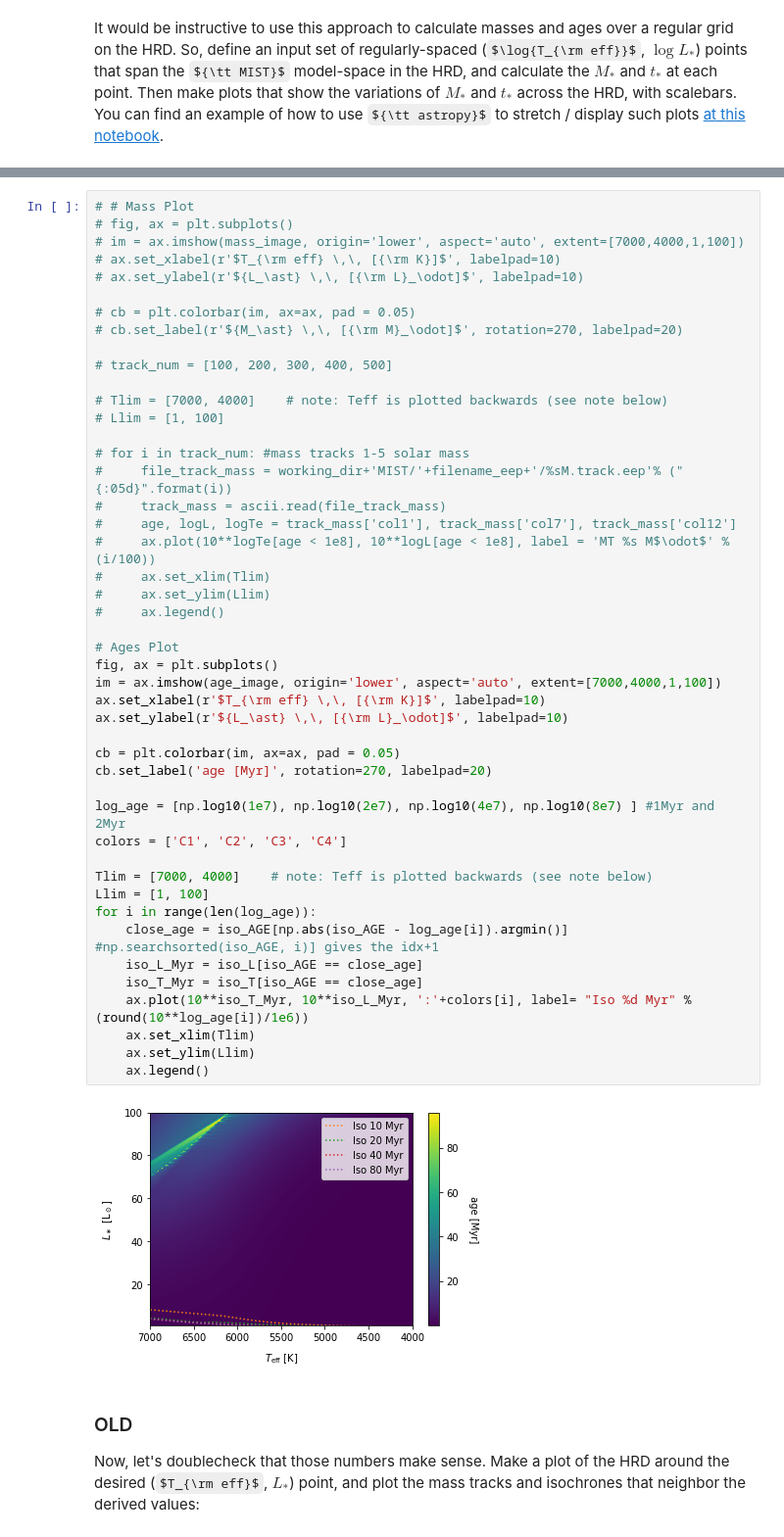
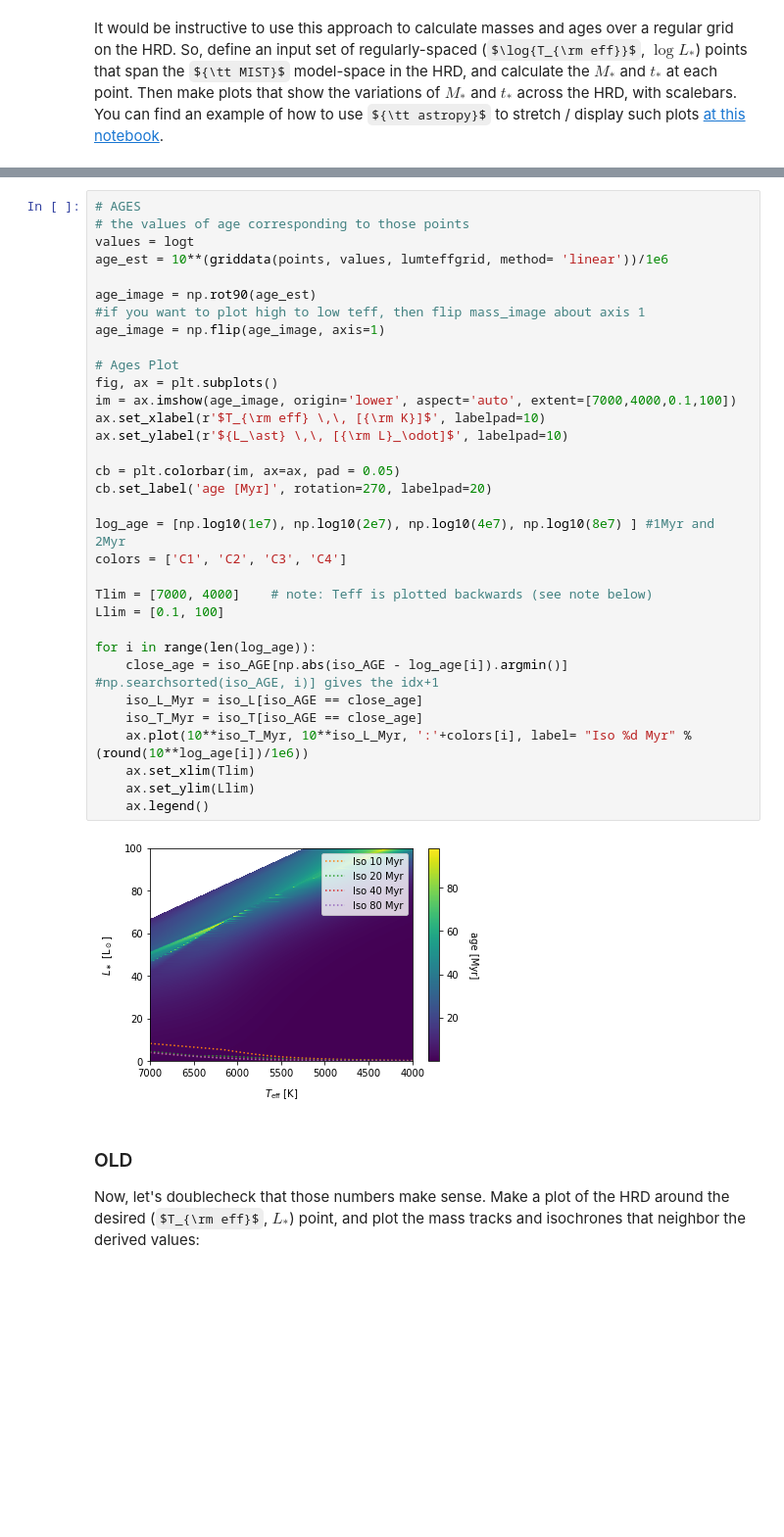
Before and after one commit to seanandrews/dyn-masses, a Jupyter notebook: notebooks/Justin's Notes/The HR Diagram.ipynb, the cells around one changed output, grey strips where cells are left out. Shown at 98% size. Saved outputs shown, nothing was run; the diff lists cells and outputs as text; some formulas as TeX source; blank space fills up the shorter version.

Commit message:
plots before monday semi-working

```diff
--- a/notebooks/Justin's Notes/The HR Diagram.ipynb
+++ b/notebooks/Justin's Notes/The HR Diagram.ipynb
@@ -444,51 +459,38 @@ age_image = np.flip(age_image, axis=1)
 # %%
-# # Mass Plot
-# fig, ax = plt.subplots()
-# im = ax.imshow(mass_image, origin='lower', aspect='auto', extent=[7000,4000,1,100])
-# ax.set_xlabel(r'$T_{\rm eff} \,\, [{\rm K}]$', labelpad=10)
-# ax.set_ylabel(r'${L_\ast} \,\, [{\rm L}_\odot]$', labelpad=10)
+# AGES
+# the values of age corresponding to those points
+values = logt
+age_est = 10**(griddata(points, values, lumteffgrid, method= 'linear'))/1e6
 
-# cb = plt.colorbar(im, ax=ax, pad = 0.05)
-# cb.set_label(r'${M_\ast} \,\, [{\rm M}_\odot]$', rotation=270, labelpad=20)
-
-# track_num = [100, 200, 300, 400, 500]
-
-# Tlim = [7000, 4000]    # note: Teff is plotted backwards (see note below)
-# Llim = [1, 100]
-
-# for i in track_num: #mass tracks 1-5 solar mass
-#     file_track_mass = working_dir+'MIST/'+filename_eep+'/%sM.track.eep'% ("{:05d}".format(i))
-#     track_mass = ascii.read(file_track_mass)
-#     age, logL, logTe = track_mass['col1'], track_mass['col7'], track_mass['col12']
-#     ax.plot(10**logTe[age < 1e8], 10**logL[age < 1e8], label = 'MT %s M$\odot$' % (i/100))
-#     ax.set_xlim(Tlim)
-#     ax.set_ylim(Llim)
-#     ax.legend()
+age_image = np.rot90(age_est)
+#if you want to plot high to low teff, then flip mass_image about axis 1
+age_image = np.flip(age_image, axis=1)
 
 # Ages Plot
 fig, ax = plt.subplots()
-im = ax.imshow(age_image, origin='lower', aspect='auto', extent=[7000,4000,1,100])
+im = ax.imshow(age_image, origin='lower', aspect='auto', extent=[7000,4000,0.1,100])
 ax.set_xlabel(r'$T_{\rm eff} \,\, [{\rm K}]$', labelpad=10)
 ax.set_ylabel(r'${L_\ast} \,\, [{\rm L}_\odot]$', labelpad=10)
 
 cb = plt.colorbar(im, ax=ax, pad = 0.05)
 cb.set_label('age [Myr]', rotation=270, labelpad=20)
 
 log_age = [np.log10(1e7), np.log10(2e7), np.log10(4e7), np.log10(8e7) ] #1Myr and 2Myr
 colors = ['C1', 'C2', 'C3', 'C4']
 
 Tlim = [7000, 4000]    # note: Teff is plotted backwards (see note below)
-Llim = [1, 100]
+Llim = [0.1, 100]
+
 for i in range(len(log_age)):
     close_age = iso_AGE[np.abs(iso_AGE - log_age[i]).argmin()] #np.searchsorted(iso_AGE, i)] gives the idx+1
     iso_L_Myr = iso_L[iso_AGE == close_age]
     iso_T_Myr = iso_T[iso_AGE == close_age]
     ax.plot(10**iso_T_Myr, 10**iso_L_Myr, ':'+colors[i], label= "Iso %d Myr" % (round(10**log_age[i])/1e6))
     ax.set_xlim(Tlim)
     ax.set_ylim(Llim)
     ax.legend()
 # %% [output]
-[figure, old version]
+[figure, new version]
 # %% [markdown]
 ### OLD
 Now, let's doublecheck that those numbers make sense.  Make a plot of the HRD around the desired ($T_{\rm eff}$, $L_\ast$\) point, and plot the mass tracks and isochrones that neighbor the derived values:
```
Also changed, not shown: parts of 1 cell of this notebook.
